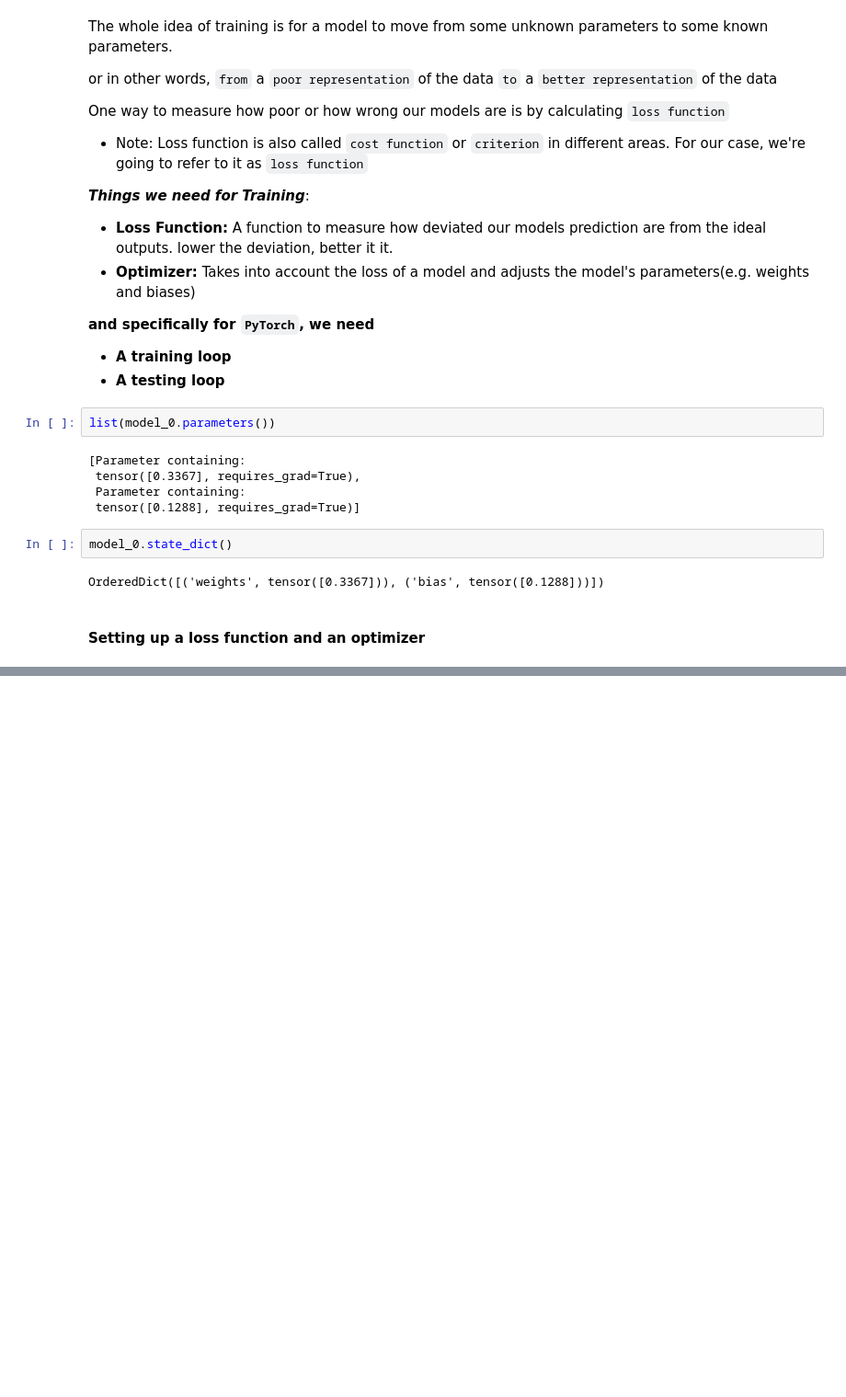
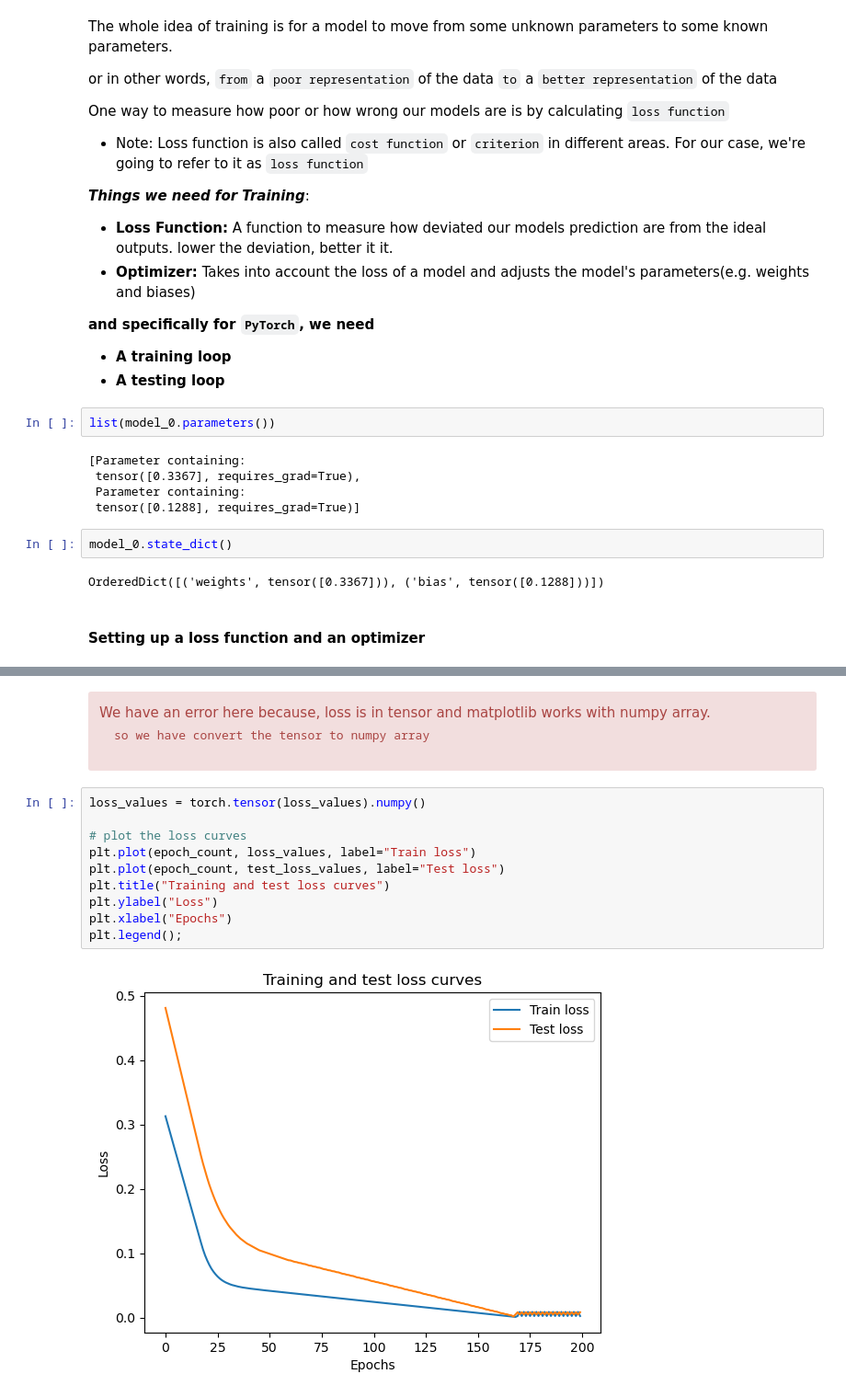
Before and after one commit to maheshsunuwar/deep-learning-pytorch, a Jupyter notebook: 01. PyTorch Workflow Fundamentals/01_pytorch_workflow_fundamentals.ipynb, the cells around one changed output, grey strips where cells are left out. Shown at 92% size. Saved outputs shown, nothing was run; the diff lists cells and outputs as text; blank space fills up the shorter version.

```diff
--- a/01. PyTorch Workflow Fundamentals/01_pytorch_workflow_fundamentals.ipynb
+++ b/01. PyTorch Workflow Fundamentals/01_pytorch_workflow_fundamentals.ipynb
@@ -266,0 +364,19 @@ OrderedDict([('weights', tensor([0.3367])), ('bias', tensor([0.1288]))])
+# %% [markdown]
+
+<div class='alert alert-danger'>
+    We have an error here because, loss is in tensor and matplotlib works with numpy array.
+
+    so we have convert the tensor to numpy array
+</div>
+# %%
+loss_values = torch.tensor(loss_values).numpy()
+
+# plot the loss curves
+plt.plot(epoch_count, loss_values, label="Train loss")
+plt.plot(epoch_count, test_loss_values, label="Test loss")
+plt.title("Training and test loss curves")
+plt.ylabel("Loss")
+plt.xlabel("Epochs")
+plt.legend();
+# %% [output]
+[figure, added]
```
Also changed, not shown: parts of 8 cells of this notebook.
